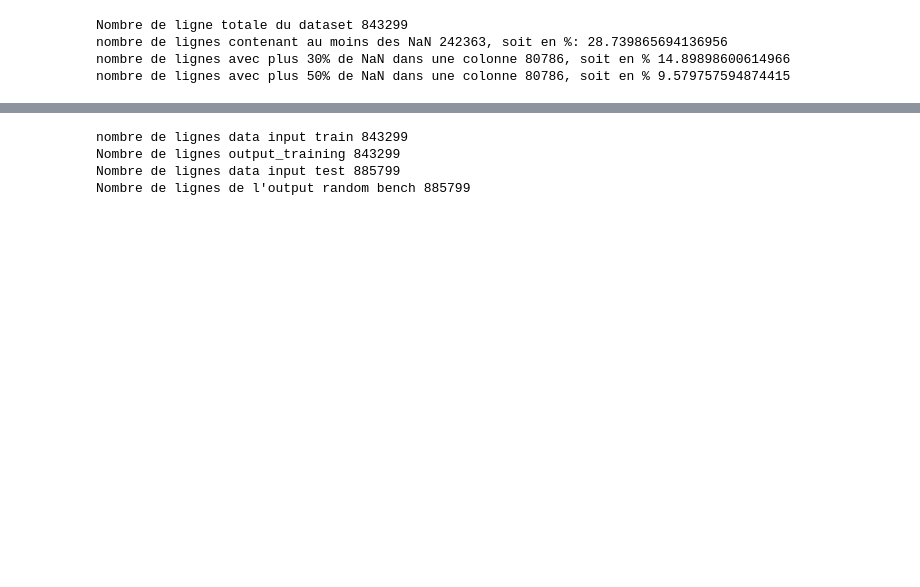
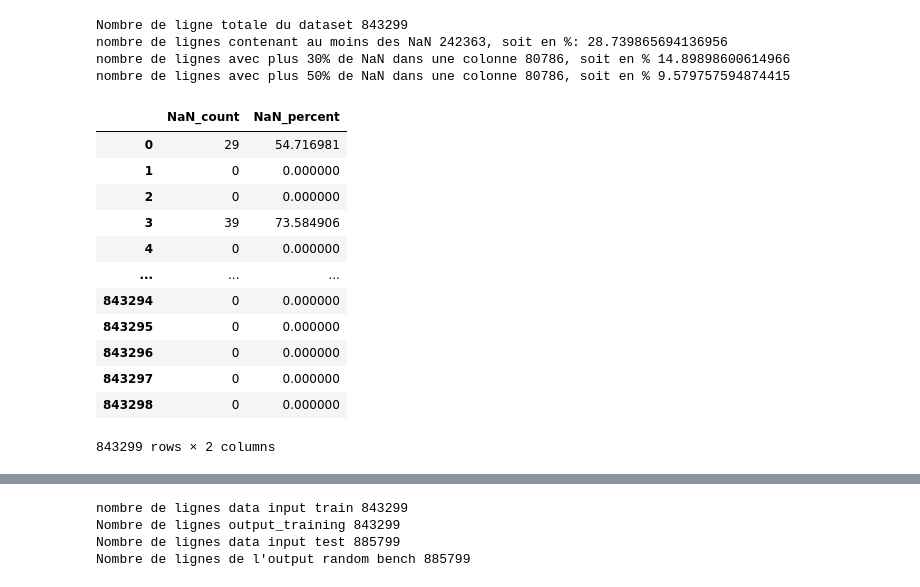
Before and after one commit to Julien-Zanin/ML-DataChallenge, a Jupyter notebook: projet_redac.ipynb, the cells around one changed output, grey strips where cells are left out. Saved outputs shown, nothing was run; the diff lists cells and outputs as text; code cells hidden in the pictures; blank space fills up the shorter version.

```diff
--- a/projet_redac.ipynb
+++ b/projet_redac.ipynb
@@ -76,11 +75,11 @@ plt.figure(figsize=(16,4))
 # %%
 col_rendements = [col for col in X.columns if col.startswith("r")]
 
-NaN_analysis = pd.DataFrame()
+NaN_analysis = pd.DataFrame(index=X.index, columns=["NaN_count","NaN_percent"])
 NaN_analysis["NaN_count"] = X[col_rendements].isna().sum(axis=1)
 
-nombre_colonnes = len(col_rendements)
-NaN_analysis["NaN_percent"] = (NaN_analysis["NaN_count"]/nombre_colonnes)*100
+nombre_colonnes_rend = len(col_rendements)
+NaN_analysis["NaN_percent"] = (NaN_analysis["NaN_count"]/nombre_colonnes_rend)*100
 
 nbr_row_na = X.isna().any(axis=1).sum()
 
@@ -93,3 +92,19 @@ Nombre de ligne totale du dataset 843299
 nombre de lignes contenant au moins des NaN 242363, soit en %: 28.739865694136956
 nombre de lignes avec plus 30% de NaN dans une colonne 80786, soit en % 14.89898600614966
 nombre de lignes avec plus 50% de NaN dans une colonne 80786, soit en % 9.579757594874415
+# %%
+NaN_analysis
+# %% [output]
+|  | NaN_count | NaN_percent |
+| 0 | 29 | 54.716981 |
+| 1 | 0 | 0.000000 |
+| 2 | 0 | 0.000000 |
+| 3 | 39 | 73.584906 |
+| 4 | 0 | 0.000000 |
+| ... | ... | ... |
+| 843294 | 0 | 0.000000 |
+| 843295 | 0 | 0.000000 |
+| 843296 | 0 | 0.000000 |
+| 843297 | 0 | 0.000000 |
+| 843298 | 0 | 0.000000 |
+843299 rows × 2 columns
```
Also changed, not shown: parts of 26 cells of this notebook, 13 other files.
